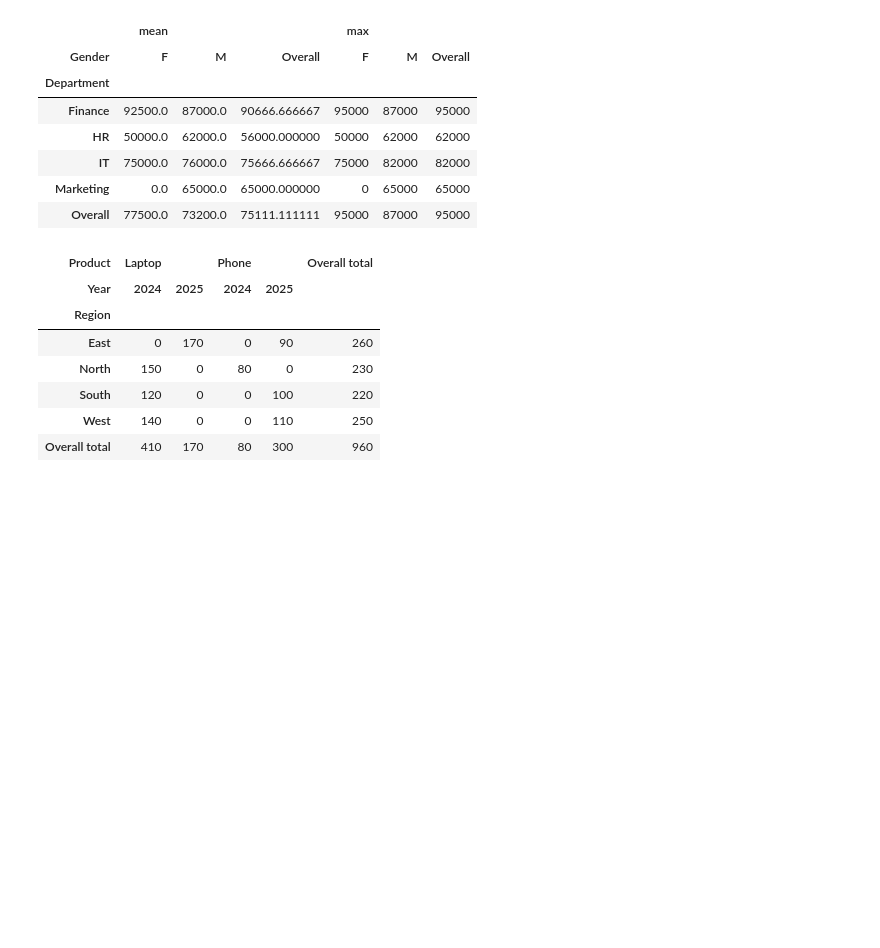
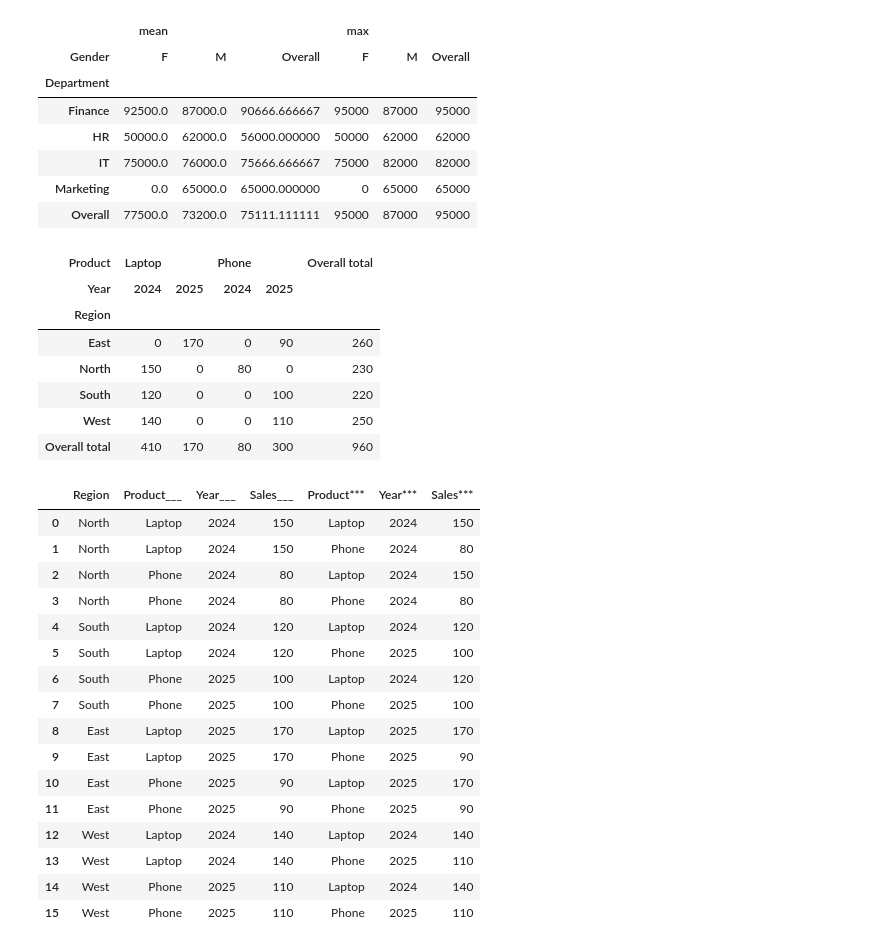
Before and after one commit to mukundnaramesh2605/ai-ml-course-bootcamp, a Jupyter notebook: Pandas/pivot_table.ipynb, the cells around one changed output. Drawn from its saved outputs; the diff is of its cells as text; code cells hidden in the pictures; blank space fills up the shorter version.

```diff
--- a/Pandas/pivot_table.ipynb
+++ b/Pandas/pivot_table.ipynb
@@ -347,3 +347,23 @@ pt
 | South | 120 | 0 | 0 | 100 | 220 |
 | West | 140 | 0 | 0 | 110 | 250 |
 | Overall total | 410 | 170 | 80 | 300 | 960 |
+# %%
+pd.merge(df,df,on='Region',how='left',suffixes=('___',"***"))
+# %% [output]
+|  | Region | Product___ | Year___ | Sales___ | Product*** | Year*** | Sales*** |
+| 0 | North | Laptop | 2024 | 150 | Laptop | 2024 | 150 |
+| 1 | North | Laptop | 2024 | 150 | Phone | 2024 | 80 |
+| 2 | North | Phone | 2024 | 80 | Laptop | 2024 | 150 |
+| 3 | North | Phone | 2024 | 80 | Phone | 2024 | 80 |
+| 4 | South | Laptop | 2024 | 120 | Laptop | 2024 | 120 |
+| 5 | South | Laptop | 2024 | 120 | Phone | 2025 | 100 |
+| 6 | South | Phone | 2025 | 100 | Laptop | 2024 | 120 |
+| 7 | South | Phone | 2025 | 100 | Phone | 2025 | 100 |
+| 8 | East | Laptop | 2025 | 170 | Laptop | 2025 | 170 |
+| 9 | East | Laptop | 2025 | 170 | Phone | 2025 | 90 |
+| 10 | East | Phone | 2025 | 90 | Laptop | 2025 | 170 |
+| 11 | East | Phone | 2025 | 90 | Phone | 2025 | 90 |
+| 12 | West | Laptop | 2024 | 140 | Laptop | 2024 | 140 |
+| 13 | West | Laptop | 2024 | 140 | Phone | 2025 | 110 |
+| 14 | West | Phone | 2025 | 110 | Laptop | 2024 | 140 |
+| 15 | West | Phone | 2025 | 110 | Phone | 2025 | 110 |
```
